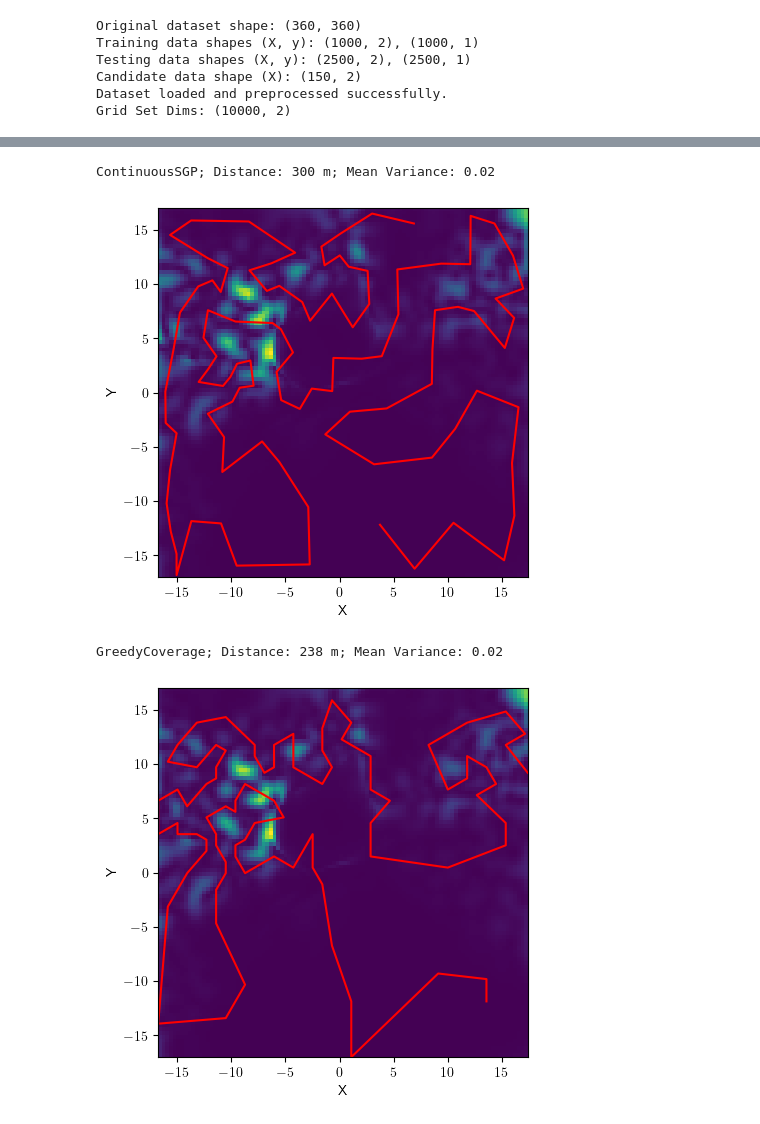
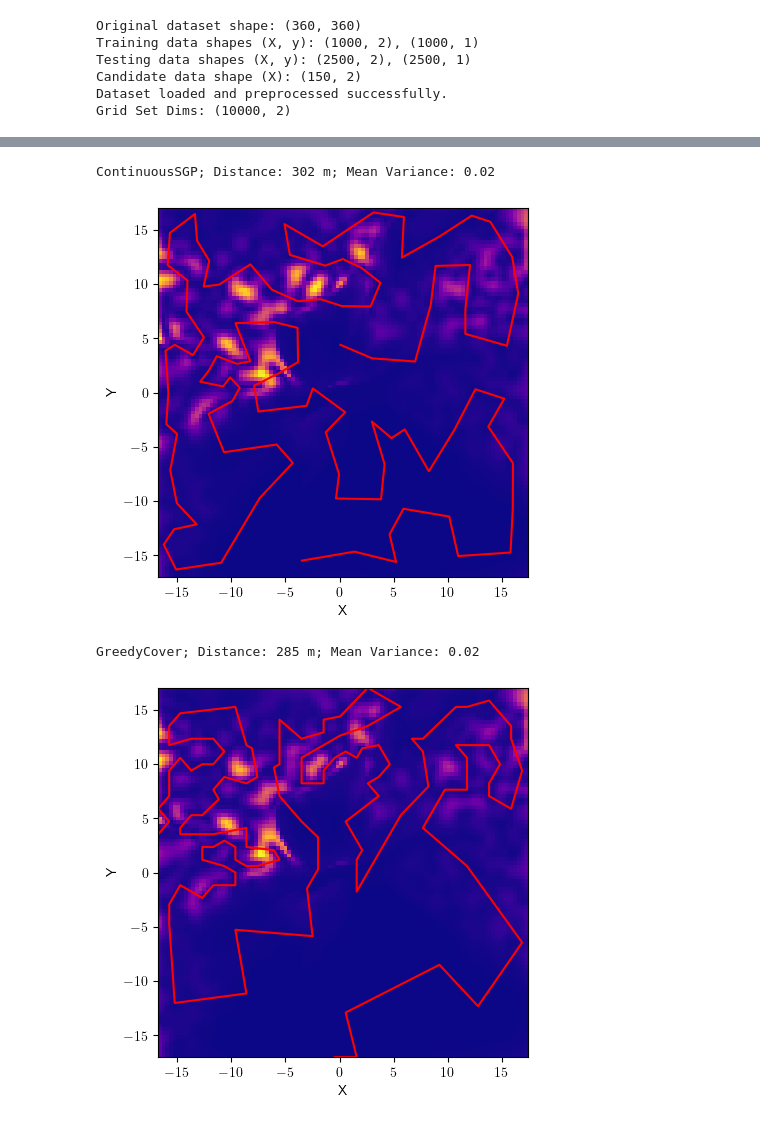
Before and after one commit to itskalvik/ICPP, a Jupyter notebook: intro.ipynb, the cells around one changed output, grey strips where cells are left out. Cells and saved outputs as stored; diff of their text form; code cells hidden in the pictures.

Commit message:
Update intro plot cmaps

```diff
--- a/intro.ipynb
+++ b/intro.ipynb
@@ -246,7 +249,8 @@ fig = plt.figure()
 axes = plt.gca()
 
 sc = axes.imshow(var.numpy().reshape(x_dim, y_dim).T,
-                 extent=extent, origin="lower")
+                 extent=extent, origin="lower",
+                 cmap='plasma')
 axes.plot(X_sol[:, 0], X_sol[:, 1], c='r')
 axes.set_aspect('equal')
 axes.set_xlabel('X')
@@ -257,52 +261,53 @@ axes.set_ylim(extent[2], extent[3])
 fig.savefig('SGP', dpi=300, bbox_inches="tight")
 plt.show()
 # %% [output]
-ContinuousSGP; Distance: 300 m; Mean Variance: 0.02
+ContinuousSGP; Distance: 302 m; Mean Variance: 0.02
-[figure, old version]
+[figure, new version]
 # %%
 target_var_ratio = 0.9
 max_prior_var = model.predict_f(X_grid)[1].numpy().max()
 var_threshold = max_prior_var * target_var_ratio
 
-method = 'GreedyCoverage'
+method = 'GreedyCover'
 cmodel = get_method(method)(num_sensing=len(X_train),
                             X_objective=X_train,
                             kernel=kernel,
                             noise_variance=noise_variance)
-X_sol = cmodel.optimize(var_threshold=var_threshold)
+X_sol = cmodel.optimize(post_var_threshold=var_threshold)
 X_sol = X_sol[0]
 
 X_pred, y_pred = dataset.get_sensor_data(X_sol,
                                          max_samples=len(X_sol))
 _, _, _, model_sol = get_model_params(
     X_train=np.vstack([X_train, X_pred]),
     y_train=np.vstack([y_train, y_pred]),
     kernel=kernel,
     noise_variance=noise_variance,
     max_steps=0,
     return_model=True,
     verbose=False,
     force_gp=True)
 mean, var = model_sol.predict_f(X_grid)
 distance = get_distance(X_sol)
 
 # Create subplots
 print(f"{method}; Distance: {distance:.0f} m; Mean Variance: {var.numpy().mean():.2f}")
 
 fig = plt.figure()
 axes = plt.gca()
 
 sc = axes.imshow(var.numpy().reshape(x_dim, y_dim).T,
-                 extent=extent, origin="lower")
+                 extent=extent, origin="lower",
+                 cmap='plasma')
 axes.plot(X_sol[:, 0], X_sol[:, 1], c='r')
 axes.set_aspect('equal')
 axes.set_xlabel('X')
 axes.set_ylabel('Y')
 axes.set_xlim(extent[0], extent[1])
 axes.set_ylim(extent[2], extent[3])
 
 fig.savefig('GreedyCover', dpi=300, bbox_inches="tight")
 plt.show()
 # %% [output]
-GreedyCoverage; Distance: 238 m; Mean Variance: 0.02
+GreedyCover; Distance: 285 m; Mean Variance: 0.02
-[figure, old version]
+[figure, new version]
```
Also changed, not shown: parts of 4 cells of this notebook.
